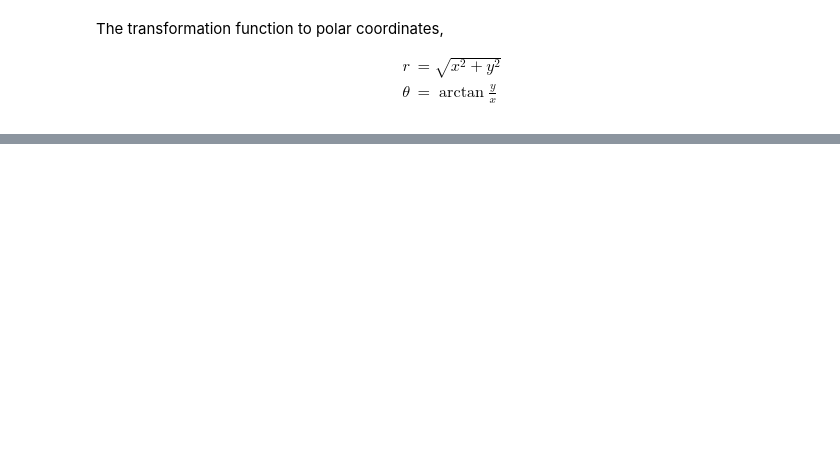
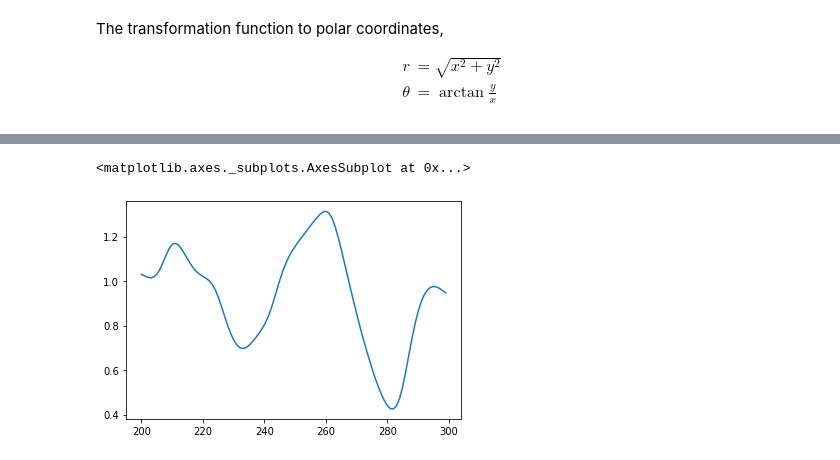
Before and after one commit to danhojin/ml-notes, a Jupyter notebook: hellos/unscented_kalman_filter1.ipynb, the cells around one changed output, grey strips where cells are left out. Drawn from its saved outputs; the diff is of its cells as text; code cells hidden in the pictures; blank space fills up the shorter version.

```diff
--- a/hellos/unscented_kalman_filter1.ipynb
+++ b/hellos/unscented_kalman_filter1.ipynb
@@ -78,0 +97,3 @@ array([[8.20275707e+00, 1.33749386e-01],
+# %%
+df = pd.read_csv('./data/mgdata.csv')
+df.head()
@@ -78,0 +107,5 @@ array([[8.20275707e+00, 1.33749386e-01],
+# %%
+df['value'].iloc[200:300].plot()
+# %% [output]
+<matplotlib.axes._subplots.AxesSubplot at 0x...>
+[figure, added]
```
Also changed, not shown: parts of 14 cells of this notebook, 1 other file.
